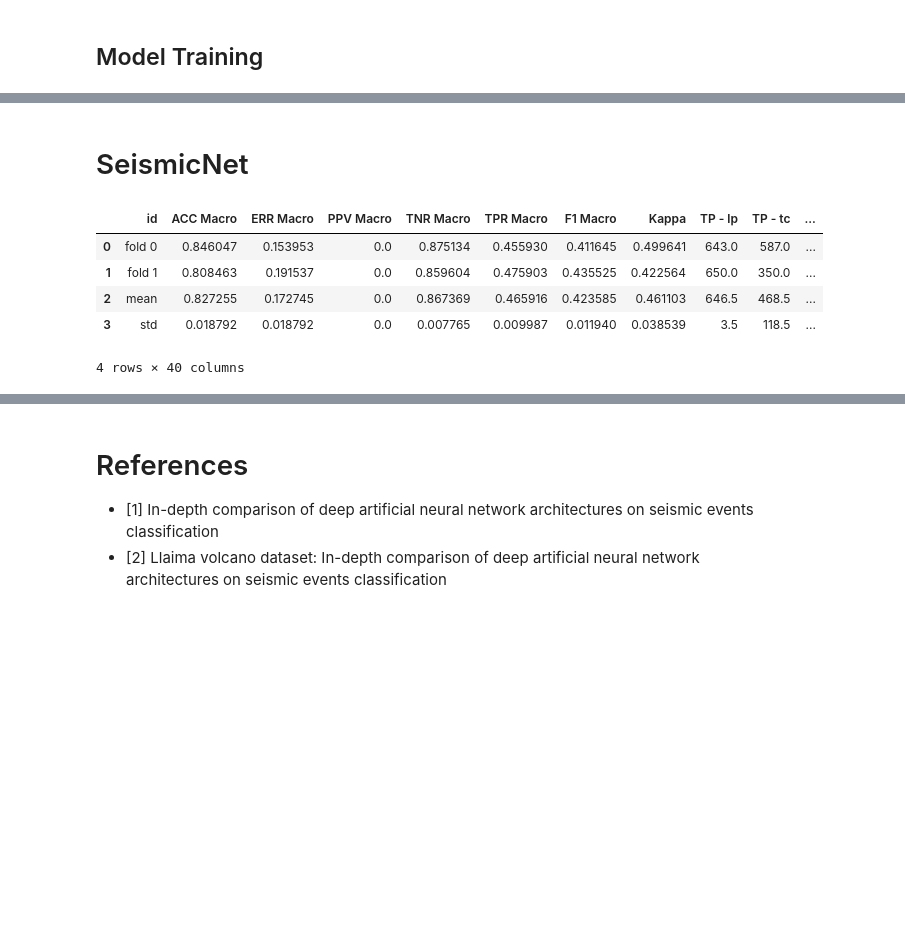
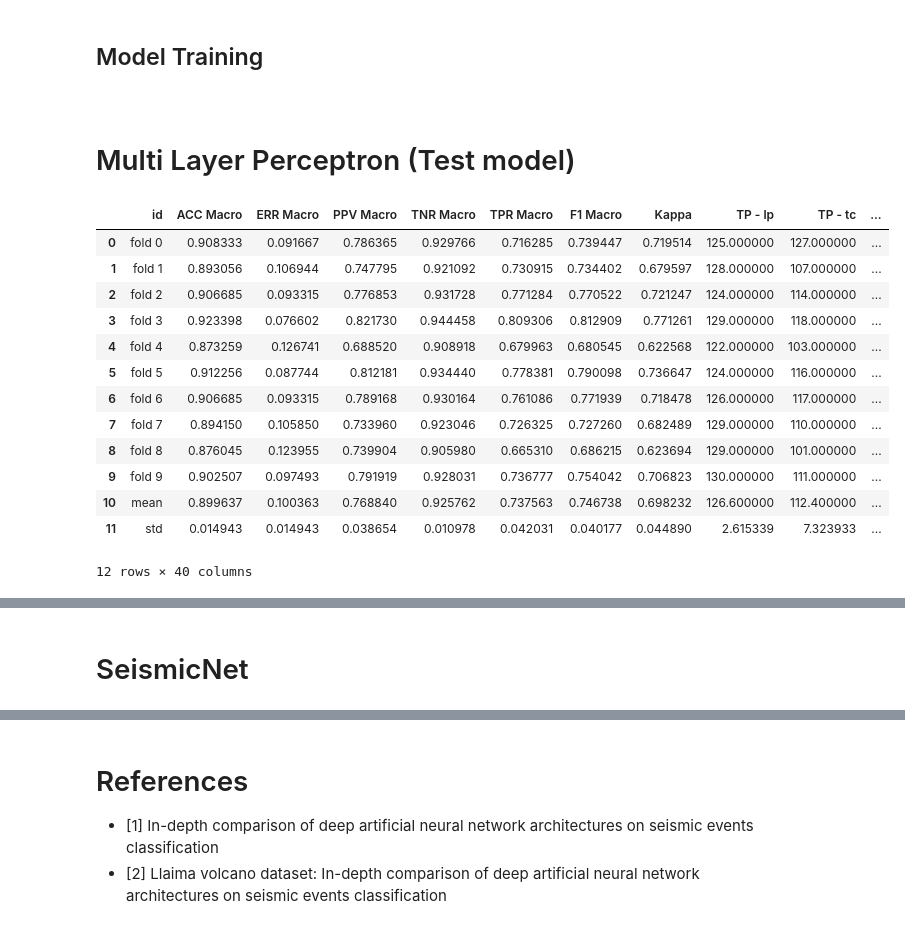
Before and after one commit to sborquez/volcano-seismic, a Jupyter notebook: 02_K_Fold_Cross_Validation.ipynb, the cells around one changed output, grey strips where cells are left out. Drawn from its saved outputs; the diff is of its cells as text; code cells hidden in the pictures; blank space fills up the shorter version.

```diff
--- a/02_K_Fold_Cross_Validation.ipynb
+++ b/02_K_Fold_Cross_Validation.ipynb
@@ -21,6 +21,10 @@ from tools import *
 !pip install wandb --upgrade -qqq
 # %%
 #os.environ['WANDB_MODE'] = 'online'
+# %%
+project="volcano-seismic"
+dataset_artifact_name = 'llaima-preprocessed-1d:latest'
+labels = ["lp", "tc", "tr", "vt"]
 # %% [markdown]
 # Table of Content
 
@@ -249 +259,5 @@ def k_fold_cross_validation(model_hyperparameters, training_configuration, evalu
     return metrics_df
+# %% [markdown]
+<a id="mlp"><a/>
+# %% [markdown]
+# Multi Layer Perceptron (Test model)
@@ -250,3 +304,25 @@ def k_fold_cross_validation(model_hyperparameters, training_configuration, evalu
+# %%
+evaluation_metrics_mlp = k_fold_cross_validation(
+    project, experiment_name, dataset_artifact_name, labels,
+    model_hyperparameters, training_configuration, evaluation_configuration, k=10, seed=1234
+)
+# %%
+evaluation_metrics_mlp
+# %% [output]
+|  | id | ACC Macro | ERR Macro | PPV Macro | TNR Macro | TPR Macro | F1 Macro | Kappa | TP - lp | TP - tc | ... |
+| 0 | fold 0 | 0.908333 | 0.091667 | 0.786365 | 0.929766 | 0.716285 | 0.739447 | 0.719514 | 125.000000 | 127.000000 | ... |
+| 1 | fold 1 | 0.893056 | 0.106944 | 0.747795 | 0.921092 | 0.730915 | 0.734402 | 0.679597 | 128.000000 | 107.000000 | ... |
+| 2 | fold 2 | 0.906685 | 0.093315 | 0.776853 | 0.931728 | 0.771284 | 0.770522 | 0.721247 | 124.000000 | 114.000000 | ... |
+| 3 | fold 3 | 0.923398 | 0.076602 | 0.821730 | 0.944458 | 0.809306 | 0.812909 | 0.771261 | 129.000000 | 118.000000 | ... |
+| 4 | fold 4 | 0.873259 | 0.126741 | 0.688520 | 0.908918 | 0.679963 | 0.680545 | 0.622568 | 122.000000 | 103.000000 | ... |
+| 5 | fold 5 | 0.912256 | 0.087744 | 0.812181 | 0.934440 | 0.778381 | 0.790098 | 0.736647 | 124.000000 | 116.000000 | ... |
+| 6 | fold 6 | 0.906685 | 0.093315 | 0.789168 | 0.930164 | 0.761086 | 0.771939 | 0.718478 | 126.000000 | 117.000000 | ... |
+| 7 | fold 7 | 0.894150 | 0.105850 | 0.733960 | 0.923046 | 0.726325 | 0.727260 | 0.682489 | 129.000000 | 110.000000 | ... |
+| 8 | fold 8 | 0.876045 | 0.123955 | 0.739904 | 0.905980 | 0.665310 | 0.686215 | 0.623694 | 129.000000 | 101.000000 | ... |
+| 9 | fold 9 | 0.902507 | 0.097493 | 0.791919 | 0.928031 | 0.736777 | 0.754042 | 0.706823 | 130.000000 | 111.000000 | ... |
+| 10 | mean | 0.899637 | 0.100363 | 0.768840 | 0.925762 | 0.737563 | 0.746738 | 0.698232 | 126.600000 | 112.400000 | ... |
+| 11 | std | 0.014943 | 0.014943 | 0.038654 | 0.010978 | 0.042031 | 0.040177 | 0.044890 | 2.615339 | 7.323933 | ... |
+12 rows × 40 columns
 # %% [markdown]
 <a id="SeismicNet"><a/>
 # %% [markdown]
@@ -285,9 +366,0 @@ evaluation_metrics = k_fold_cross_validation(model_hyperparameters, training_con
-# %%
-evaluation_metrics
-# %% [output]
-|  | id | ACC Macro | ERR Macro | PPV Macro | TNR Macro | TPR Macro | F1 Macro | Kappa | TP - lp | TP - tc | ... |
-| 0 | fold 0 | 0.846047 | 0.153953 | 0.0 | 0.875134 | 0.455930 | 0.411645 | 0.499641 | 643.0 | 587.0 | ... |
-| 1 | fold 1 | 0.808463 | 0.191537 | 0.0 | 0.859604 | 0.475903 | 0.435525 | 0.422564 | 650.0 | 350.0 | ... |
-| 2 | mean | 0.827255 | 0.172745 | 0.0 | 0.867369 | 0.465916 | 0.423585 | 0.461103 | 646.5 | 468.5 | ... |
-| 3 | std | 0.018792 | 0.018792 | 0.0 | 0.007765 | 0.009987 | 0.011940 | 0.038539 | 3.5 | 118.5 | ... |
-4 rows × 40 columns
```
Also changed, not shown: parts of 52 cells of this notebook, 6 other files.
